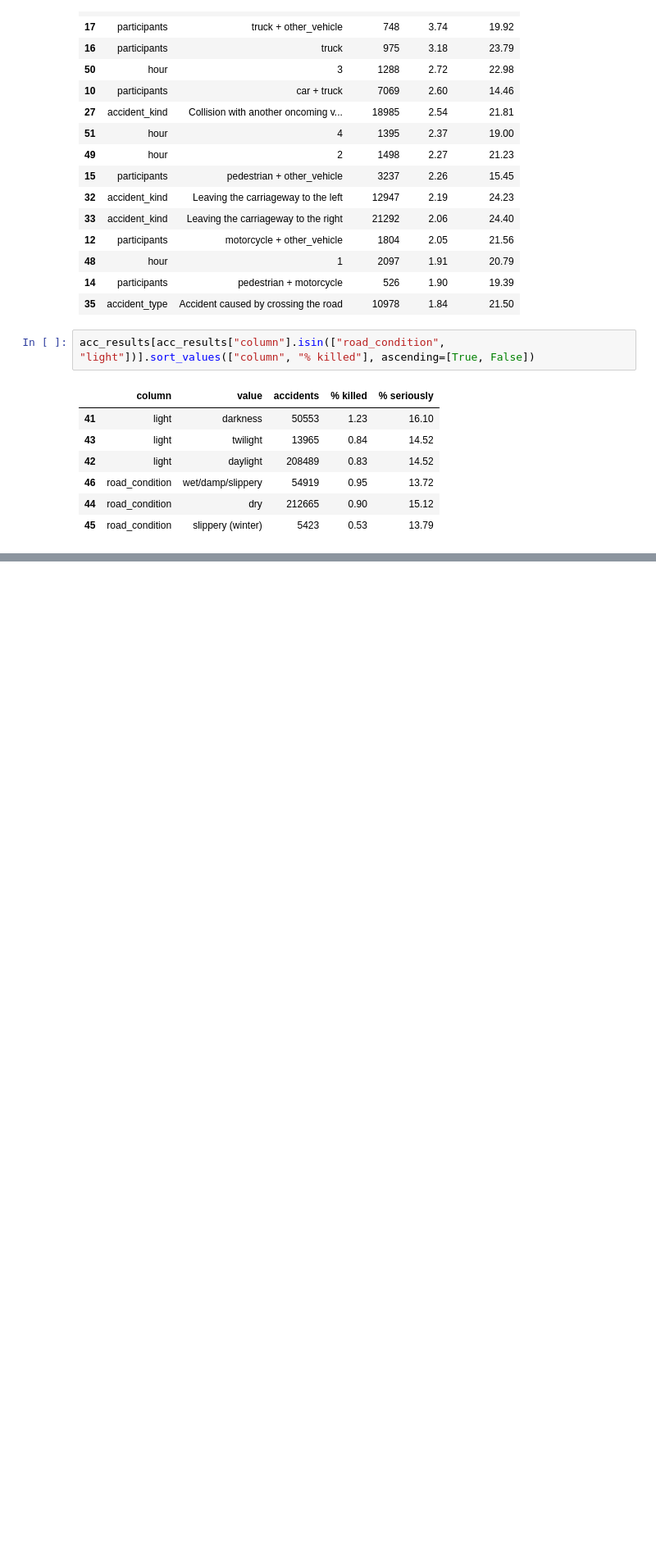
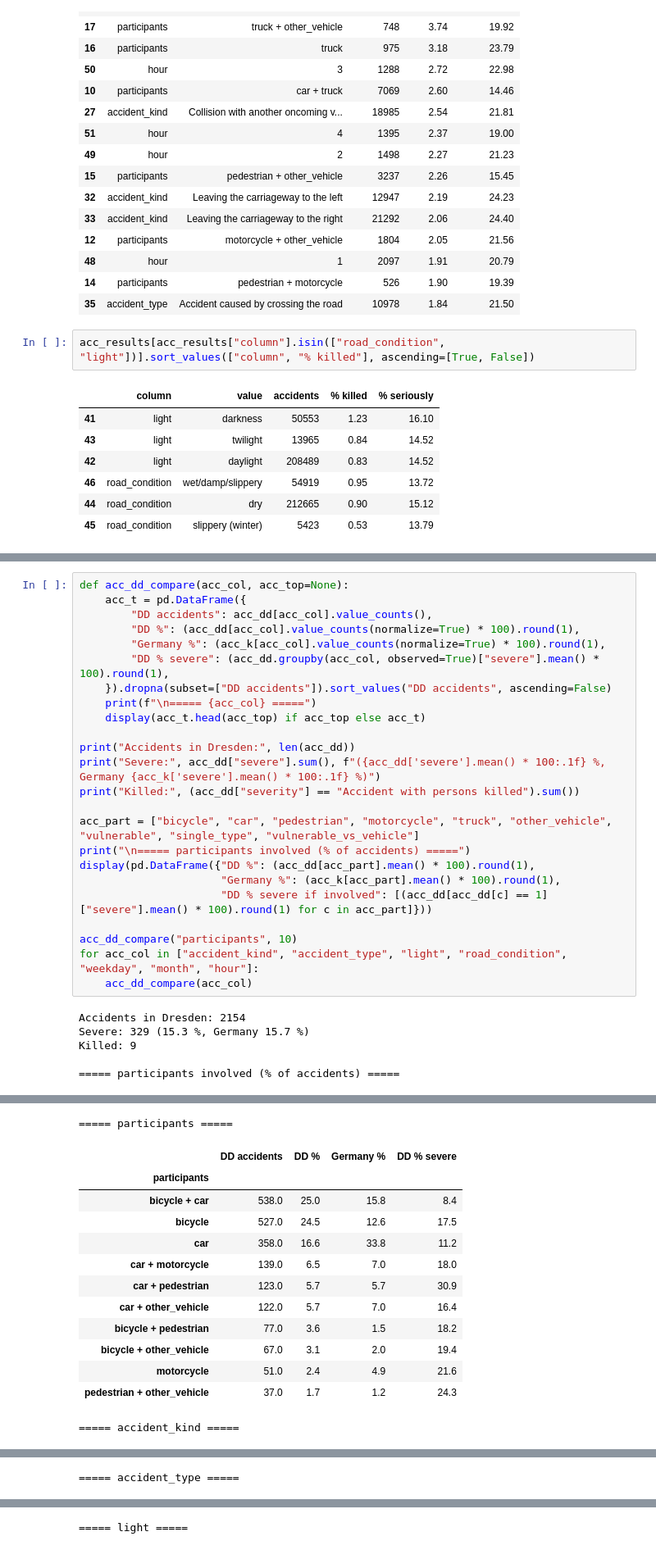
Before and after one commit to zinaF19/The-Random-Forest-Rangers, a Jupyter notebook: zb01.ipynb, the cells around one changed output, grey strips where cells are left out. Shown at 82% size. Drawn from its saved outputs; the diff is of its cells as text; blank space fills up the shorter version.

```diff
--- a/zb01.ipynb
+++ b/zb01.ipynb
@@ -904,0 +881,30 @@ acc_results[acc_results["column"].isin(["road_condition", "light"])].sort_values
+# %%
+def acc_dd_compare(acc_col, acc_top=None):
+    acc_t = pd.DataFrame({
+        "DD accidents": acc_dd[acc_col].value_counts(),
+        "DD %": (acc_dd[acc_col].value_counts(normalize=True) * 100).round(1),
+        "Germany %": (acc_k[acc_col].value_counts(normalize=True) * 100).round(1),
+        "DD % severe": (acc_dd.groupby(acc_col, observed=True)["severe"].mean() * 100).round(1),
+    }).dropna(subset=["DD accidents"]).sort_values("DD accidents", ascending=False)
+    print(f"\n===== {acc_col} =====")
+    display(acc_t.head(acc_top) if acc_top else acc_t)
+
+print("Accidents in Dresden:", len(acc_dd))
+print("Severe:", acc_dd["severe"].sum(), f"({acc_dd['severe'].mean() * 100:.1f} %, Germany {acc_k['severe'].mean() * 100:.1f} %)")
+print("Killed:", (acc_dd["severity"] == "Accident with persons killed").sum())
+
+acc_part = ["bicycle", "car", "pedestrian", "motorcycle", "truck", "other_vehicle", "vulnerable", "single_type", "vulnerable_vs_vehicle"]
+print("\n===== participants involved (% of accidents) =====")
+display(pd.DataFrame({"DD %": (acc_dd[acc_part].mean() * 100).round(1),
+                      "Germany %": (acc_k[acc_part].mean() * 100).round(1),
+                      "DD % severe if involved": [(acc_dd[acc_dd[c] == 1]["severe"].mean() * 100).round(1) for c in acc_part]}))
+
+acc_dd_compare("participants", 10)
+for acc_col in ["accident_kind", "accident_type", "light", "road_condition", "weekday", "month", "hour"]:
+    acc_dd_compare(acc_col)
+# %% [output]
+Accidents in Dresden: 2154
+Severe: 329 (15.3 %, Germany 15.7 %)
+Killed: 9
+
+===== participants involved (% of accidents) =====
@@ -904,0 +921,14 @@ acc_results[acc_results["column"].isin(["road_condition", "light"])].sort_values
+===== participants =====
+|  | DD accidents | DD % | Germany % | DD % severe |
+| participants |  |  |  |  |
+| bicycle + car | 538.0 | 25.0 | 15.8 | 8.4 |
+| bicycle | 527.0 | 24.5 | 12.6 | 17.5 |
+| car | 358.0 | 16.6 | 33.8 | 11.2 |
+| car + motorcycle | 139.0 | 6.5 | 7.0 | 18.0 |
+| car + pedestrian | 123.0 | 5.7 | 5.7 | 30.9 |
+| car + other_vehicle | 122.0 | 5.7 | 7.0 | 16.4 |
+| bicycle + pedestrian | 77.0 | 3.6 | 1.5 | 18.2 |
+| bicycle + other_vehicle | 67.0 | 3.1 | 2.0 | 19.4 |
+| motorcycle | 51.0 | 2.4 | 4.9 | 21.6 |
+| pedestrian + other_vehicle | 37.0 | 1.7 | 1.2 | 24.3 |
+===== accident_kind =====
@@ -904,0 +947 @@ acc_results[acc_results["column"].isin(["road_condition", "light"])].sort_values
+===== accident_type =====
@@ -904,0 +957 @@ acc_results[acc_results["column"].isin(["road_condition", "light"])].sort_values
+===== light =====
```
Also changed, not shown: parts of 13 cells of this notebook, 1 other file.
